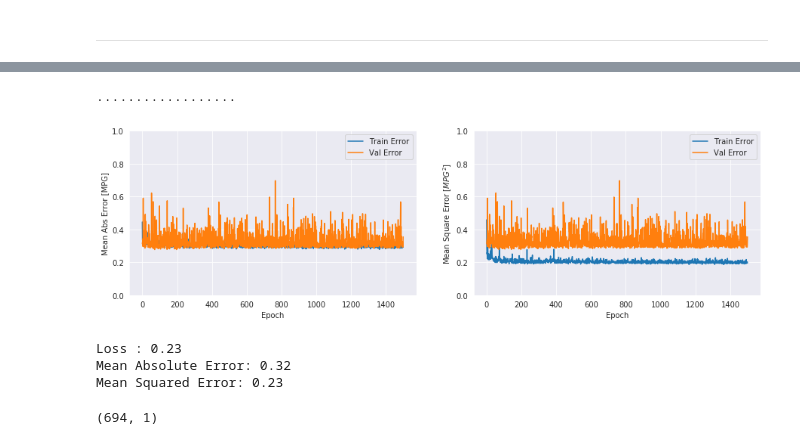
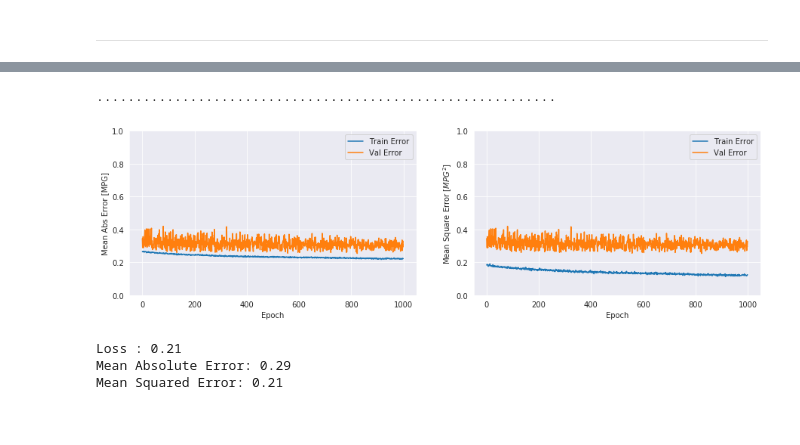
Before and after one commit to Abhi310/Air_Quality_analysis_and_prediction, a Jupyter notebook: Air_quality_linear_randforest_svm_nn.ipynb, the cells around one changed output, grey strips where cells are left out. Saved outputs shown, nothing was run; the diff lists cells and outputs as text; code cells hidden in the pictures.

```diff
--- a/Air_quality_linear_randforest_svm_nn.ipynb
+++ b/Air_quality_linear_randforest_svm_nn.ipynb
@@ -416,27 +405,22 @@ test_labels = test_dataset.pop('CO(GT)')
-# %%
-def norm(x):
-  return (x - train_stats['mean']) / train_stats['std']
-norm_X_train = norm(train_dataset)
-norm_X_test = norm(test_dataset)
-# %%
-y_train = train_labels
-y_test = test_labels
 # %%
 def build_model():
     model = keras.Sequential([
-        keras.layers.Dense(64, activation=tf.nn.relu, input_shape=[norm_X_train.shape[1]]),
+        keras.layers.Dense(128, activation=tf.nn.relu, input_shape=[norm_X_train.shape[1]]),
+        keras.layers.Dropout(0.2),
+        #keras.layers.BatchNormalization(),
+        #keras.layers.Dense(128, activation=tf.nn.relu),
         #keras.layers.Dropout(0.2),
-        #keras.layers.BatchNormalization(),
         keras.layers.Dense(64, activation=tf.nn.relu),
-        #keras.layers.Dropout(0.1),
-        #keras.layers.BatchNormalization(),
+        keras.layers.Dropout(0.2),
+        keras.layers.Dense(32, activation=tf.nn.relu),
         keras.layers.Dense(16, activation=tf.nn.relu),
+
         keras.layers.Dense(1)
     ])
 
     model.compile(loss='mean_squared_error',
-                  optimizer = tf.keras.optimizers.Adam(lr=0.05, decay=1e-6),
-                  metrics = ['mean_absolute_error', 'mean_squared_error','accuracy']
+                  optimizer = tf.keras.optimizers.RMSprop(0.001),
+                  metrics = ['mean_absolute_error', 'mean_squared_error']
                  )
     return model
 
@@ -481,10 +434,11 @@ class PrintDot(keras.callbacks.Callback):
     if epoch % 100 == 0: print('')
     print('.', end='')
 
-Epochs = 1500
+Epochs = 1000
 
 first_model = model.fit(norm_X_train, y_train,
                         epochs=Epochs,
+                        batch_size=64,
                         validation_split=0.2,
                         verbose=0,
                         callbacks=[PrintDot()]
@@ -544,23 +493,23 @@ hist.tail()
 # %%
 model = build_model()
 
 # The patience parameter is the amount of epochs to check for improvement
-early_stop = keras.callbacks.EarlyStopping(monitor='val_loss', patience=10)
+early_stop = keras.callbacks.EarlyStopping(monitor='val_loss', patience=20)
 
-second_model = model.fit(norm_X_train, y_train, epochs=Epochs,
+second_model = model.fit(norm_X_train, y_train, epochs=Epochs, batch_size=32,
                     validation_split = 0.2, verbose=0, callbacks=[early_stop, PrintDot()])
 
 plot_model(second_model)
 # %% [output]
-..................
+...........................................................
-[figure, old version]
+[figure, new version]
 # %%
-loss, mae, mse, a = model.evaluate(norm_X_train, y_train, verbose=0)
+loss, mae, mse = model.evaluate(norm_X_train, y_train, verbose=0)
 
 print('Loss : {:0.2f} \nMean Absolute Error: {:0.2f} \nMean Squared Error: {:0.2f}'.format(loss,mae,mse))
 # %% [output]
-Loss : 0.23
-Mean Absolute Error: 0.32
-Mean Squared Error: 0.23
+Loss : 0.21
+Mean Absolute Error: 0.29
+Mean Squared Error: 0.21
 # %%
 y_pred_nn = model.predict(norm_X_test)
@@ -569,8 +517,3 @@ y_test = np.array(y_test)
-# %%
-y_test = np.reshape(y_test, (-1,1))
-y_test.shape
-# %% [output]
-(694, 1)
 # %%
 print_results(y_test, y_pred_nn)
 # %% [output]
```
Also changed, not shown: parts of 76 cells of this notebook.
